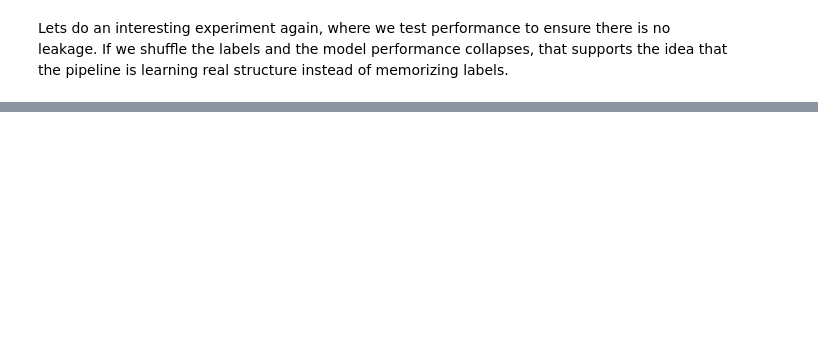
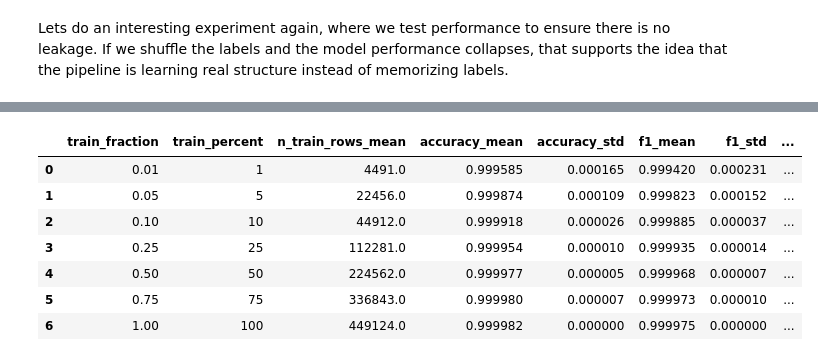
Before and after one commit to Arkanixx/ddos-attack-detection-system, a Jupyter notebook: imbalanced_no_classweight_test.ipynb, the cells around one changed output, grey strips where cells are left out. Cells and saved outputs as stored; diff of their text form; code cells hidden in the pictures; blank space fills up the shorter version.

```diff
--- a/imbalanced_no_classweight_test.ipynb
+++ b/imbalanced_no_classweight_test.ipynb
@@ -38,8 +38,7 @@ Idle Min           int64
 Length: 79, dtype: object
 # %%
 df = df.drop("Timestamp", axis=1)
+df = df.drop_duplicates()
 
 X = df.drop("Label", axis=1)
 y = df["Label"]
-
-X.columns
@@ -400,0 +472,16 @@ weighted avg       0.68      0.65      0.51    206204
+# %%
+summary_df_rounded = summary_df.copy()
+for col in summary_df_rounded.columns:
+    if "mean" in col or "std" in col:
+        summary_df_rounded[col] = summary_df_rounded[col].round(6)
+
+summary_df_rounded
+# %% [output]
+|  | train_fraction | train_percent | n_train_rows_mean | accuracy_mean | accuracy_std | f1_mean | f1_std | ... |
+| 0 | 0.01 | 1 | 4491.0 | 0.999585 | 0.000165 | 0.999420 | 0.000231 | ... |
+| 1 | 0.05 | 5 | 22456.0 | 0.999874 | 0.000109 | 0.999823 | 0.000152 | ... |
+| 2 | 0.10 | 10 | 44912.0 | 0.999918 | 0.000026 | 0.999885 | 0.000037 | ... |
+| 3 | 0.25 | 25 | 112281.0 | 0.999954 | 0.000010 | 0.999935 | 0.000014 | ... |
+| 4 | 0.50 | 50 | 224562.0 | 0.999977 | 0.000005 | 0.999968 | 0.000007 | ... |
+| 5 | 0.75 | 75 | 336843.0 | 0.999980 | 0.000007 | 0.999973 | 0.000010 | ... |
+| 6 | 1.00 | 100 | 449124.0 | 0.999982 | 0.000000 | 0.999975 | 0.000000 | ... |
```
Also changed, not shown: parts of 15 cells of this notebook.
